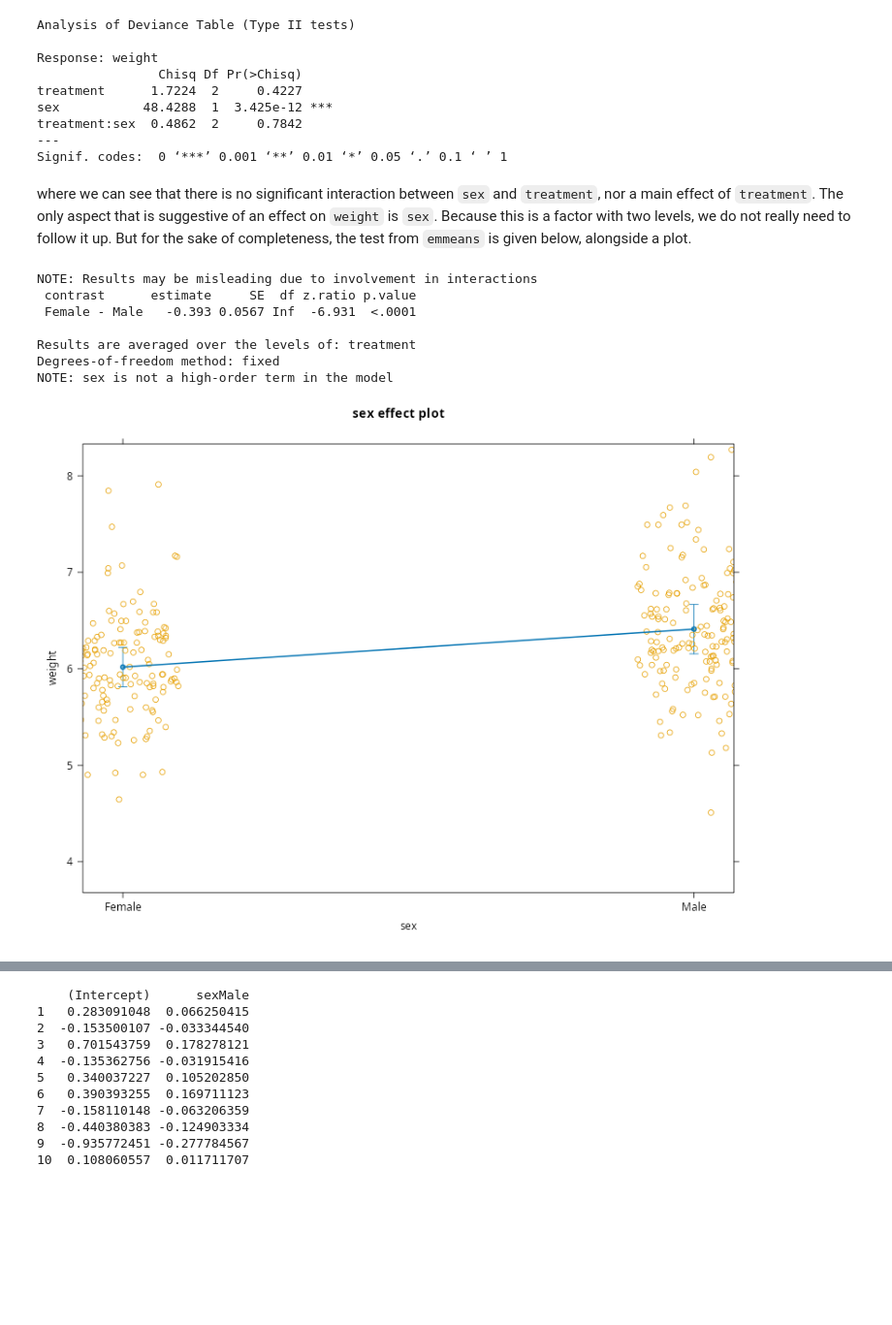
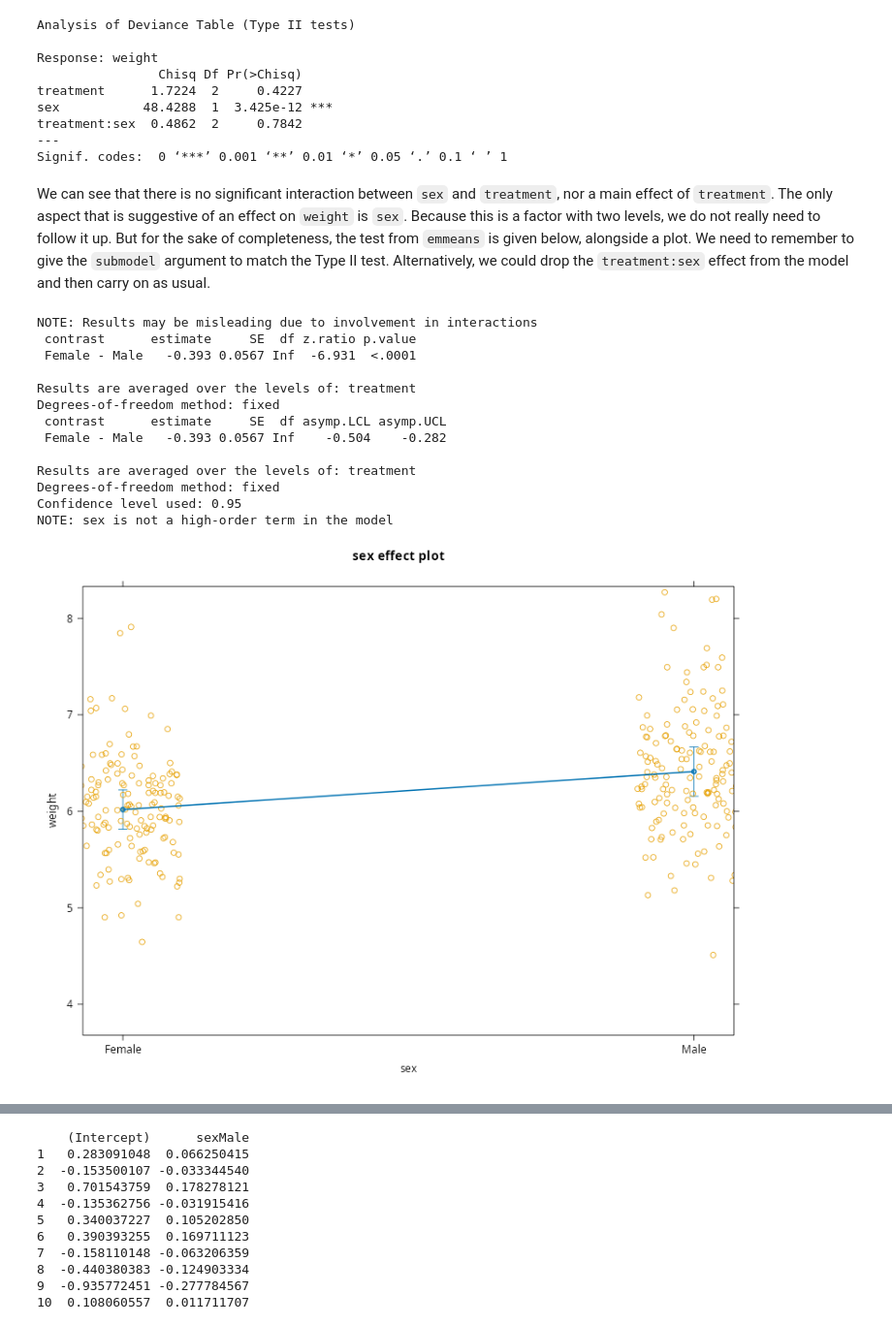
Before and after one commit to PCHN63112-Mixed-Models/mixed-effects-advanced, a Jupyter notebook: 7.example-in-R.ipynb, the cells around one changed output, grey strips where cells are left out. Shown at 97% size. Saved outputs shown, nothing was run; the diff lists cells and outputs as text; code cells hidden in the pictures; blank space fills up the shorter version.

```diff
--- a/7.example-in-R.ipynb
+++ b/7.example-in-R.ipynb
@@ -105,7 +105,8 @@ library(nlme)
 
 lme.ratpup <- lme(fixed  = weight ~ 1 + treatment + sex + sex:treatment, # fixed-effects
                   random =        ~ 1 + sex|litter,                      # random-effects
-                  data   = ratpup)
+                  data   = ratpup
+)
 # %% [markdown]
 As usual, we can call `summary()` on the returned object to see the results of the model estimation, as well as the inferential tests on the coefficients.
 # %%
@@ -146,21 +149,30 @@ treatment:sex  0.4862  2     0.7842
 ---
 Signif. codes:  0 ‘***’ 0.001 ‘**’ 0.01 ‘*’ 0.05 ‘.’ 0.1 ‘ ’ 1
 # %% [markdown]
-where we can see that there is no significant interaction between `sex` and `treatment`, nor a main effect of `treatment`. The only aspect that is suggestive of an effect on `weight` is `sex`. Because this is a factor with two levels, we do not really need to follow it up. But for the sake of completeness, the test from `emmeans` is given below, alongside a plot.
+We can see that there is no significant interaction between `sex` and `treatment`, nor a main effect of `treatment`. The only aspect that is suggestive of an effect on `weight` is `sex`. Because this is a factor with two levels, we do not really need to follow it up. But for the sake of completeness, the test from `emmeans` is given below, alongside a plot. We need to remember to give the `submodel` argument to match the Type II test. Alternatively, we could drop the `treatment:sex` effect from the model and then carry on as usual.
 # %%
 library('emmeans')
 library('effects')
 
-emm <- emmeans(lme.ratpup, pairwise ~ sex, mode='asymptotic', submodel='type2')
+emm    <- emmeans(lme.ratpup, pairwise ~ sex, mode='asymptotic', submodel='type2')
+emm.CI <- confint(emm)
+
 print(emm$contrasts)
+print(emm.CI$contrasts)
 
 plot(effect('sex', lme.ratpup, residuals=TRUE), partial.residuals=list(smooth=FALSE))
 # %% [output]
 NOTE: Results may be misleading due to involvement in interactions
  contrast      estimate     SE  df z.ratio p.value
  Female - Male   -0.393 0.0567 Inf  -6.931  <.0001
 
 Results are averaged over the levels of: treatment
 Degrees-of-freedom method: fixed
+ contrast      estimate     SE  df asymp.LCL asymp.UCL
+ Female - Male   -0.393 0.0567 Inf    -0.504    -0.282
+
+Results are averaged over the levels of: treatment
+Degrees-of-freedom method: fixed
+Confidence level used: 0.95
 NOTE: sex is not a high-order term in the model
-[figure, old version]
+[figure, new version]
```
Also changed, not shown: parts of 24 cells of this notebook, 44 other files.
